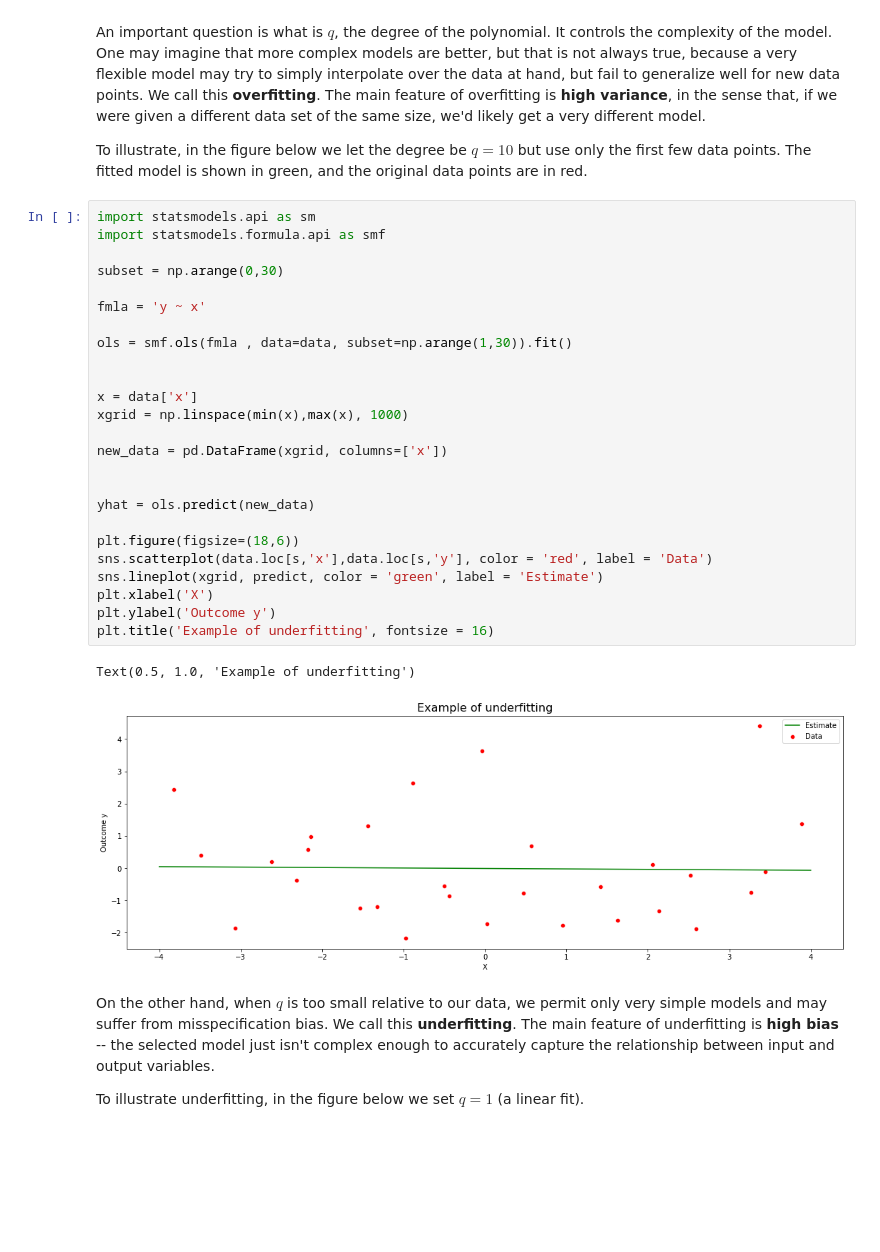
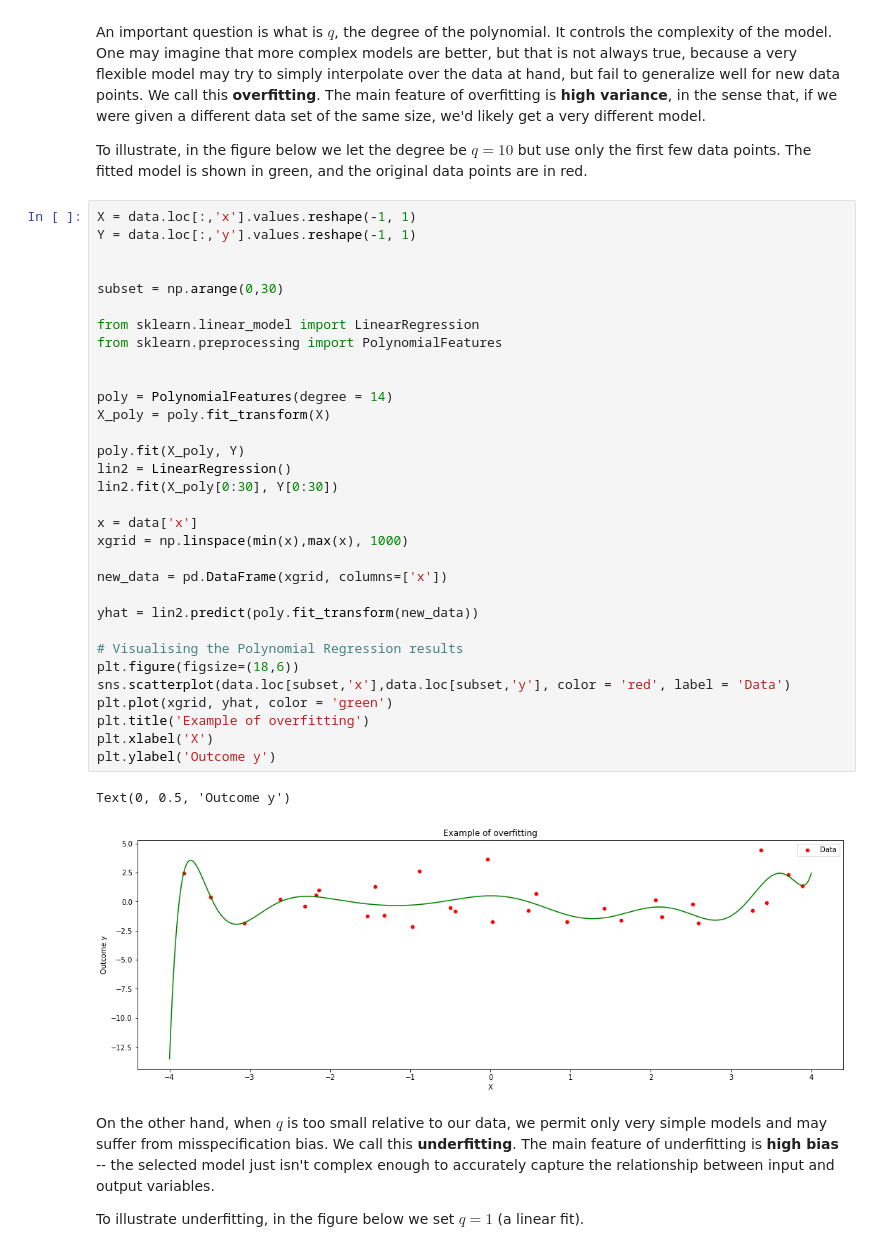
Before and after one commit to alexanderquispe/ml_book, a Jupyter notebook: Untitled-1.ipynb, the cells around one changed output. Drawn from its saved outputs; the diff is of its cells as text; blank space fills up the shorter version.

```diff
--- a/Untitled-1.ipynb
+++ b/Untitled-1.ipynb
@@ -73,33 +73,40 @@ An important question is what is $q$, the degree of the polynomial. It controls
 
 To illustrate, in the figure below we let the degree be  $q=10$ but use only the first few data points. The fitted model is shown in green, and the original data points are in red.
 # %%
-import statsmodels.api as sm
-import statsmodels.formula.api as smf
+X = data.loc[:,'x'].values.reshape(-1, 1)
+Y = data.loc[:,'y'].values.reshape(-1, 1)
+
 
 subset = np.arange(0,30)
 
-fmla = 'y ~ x'
+from sklearn.linear_model import LinearRegression
+from sklearn.preprocessing import PolynomialFeatures
 
-ols = smf.ols(fmla , data=data, subset=np.arange(1,30)).fit()
 
+poly = PolynomialFeatures(degree = 14)
+X_poly = poly.fit_transform(X)
+
+poly.fit(X_poly, Y)
+lin2 = LinearRegression()
+lin2.fit(X_poly[0:30], Y[0:30])
 
 x = data['x']
 xgrid = np.linspace(min(x),max(x), 1000)
 
 new_data = pd.DataFrame(xgrid, columns=['x'])
 
+yhat = lin2.predict(poly.fit_transform(new_data))
 
-yhat = ols.predict(new_data)
-
+# Visualising the Polynomial Regression results
 plt.figure(figsize=(18,6))
-sns.scatterplot(data.loc[s,'x'],data.loc[s,'y'], color = 'red', label = 'Data')
-sns.lineplot(xgrid, predict, color = 'green', label = 'Estimate')
+sns.scatterplot(data.loc[subset,'x'],data.loc[subset,'y'], color = 'red', label = 'Data')
+plt.plot(xgrid, yhat, color = 'green')
+plt.title('Example of overfitting')
 plt.xlabel('X')
 plt.ylabel('Outcome y')
-plt.title('Example of underfitting', fontsize = 16)
 # %% [output]
-Text(0.5, 1.0, 'Example of underfitting')
+Text(0, 0.5, 'Outcome y')
-[figure, old version]
+[figure, new version]
 # %% [markdown]
 On the other hand, when $q$ is too small relative to our data, we permit only very simple models and may suffer from misspecification bias. We call this **underfitting**. The main feature of underfitting is **high bias** -- the selected model just isn't complex enough to accurately capture the relationship between input and output variables.
 
```
Also changed, not shown: parts of 2 cells of this notebook.
